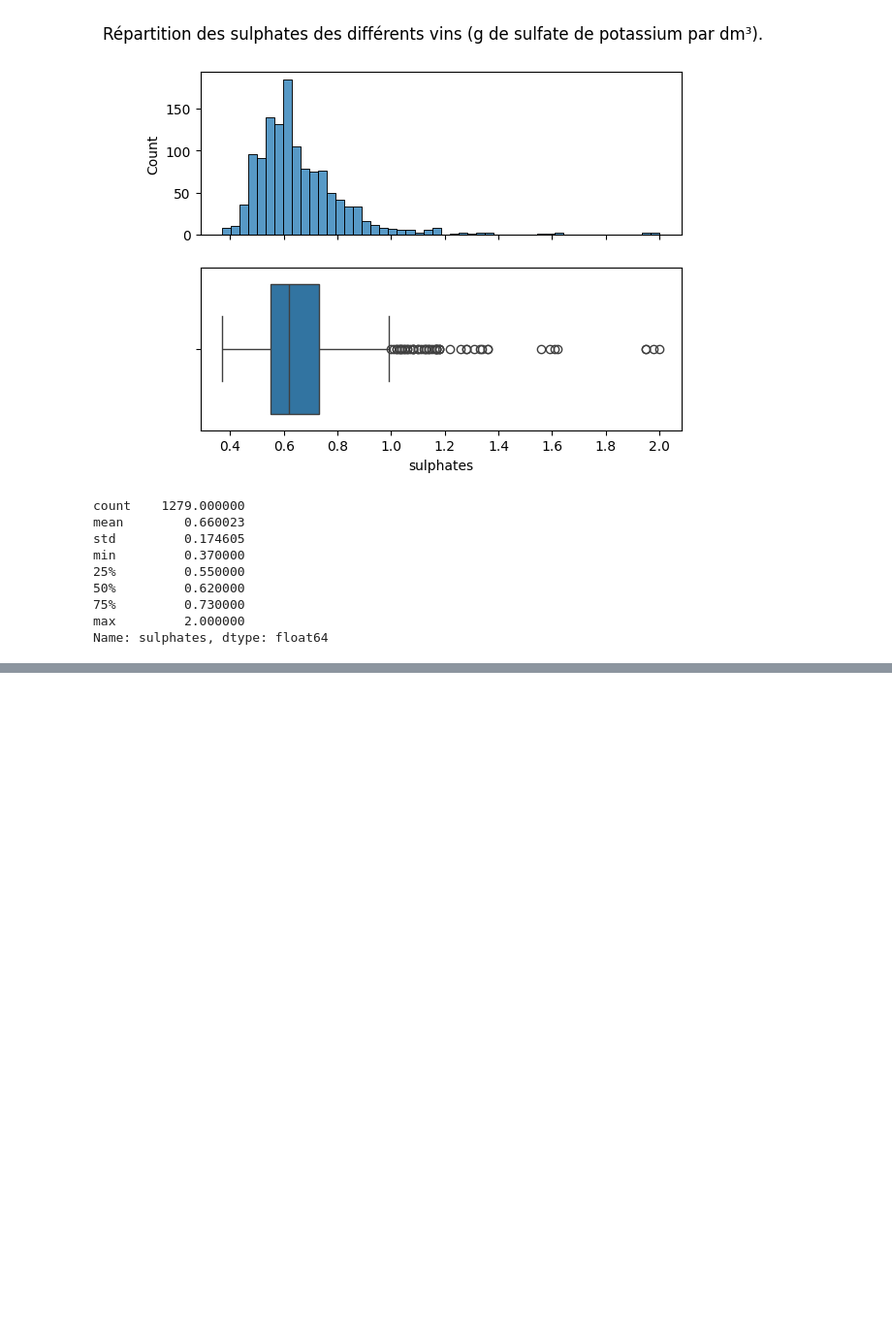
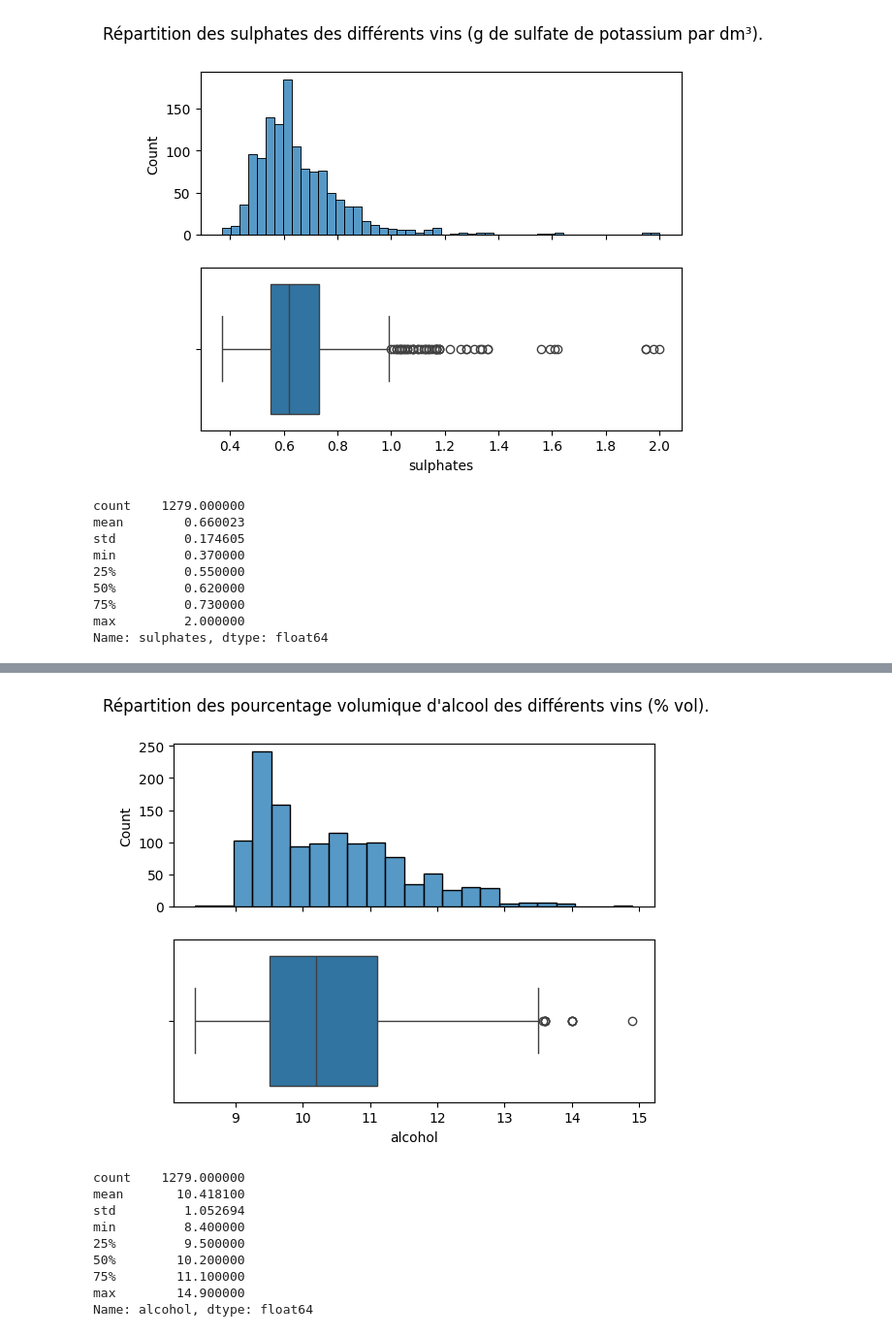
Before and after one commit to fmazur57u/WineQualityPrediction, a Jupyter notebook: winePrediction.ipynb, the cells around one changed output, grey strips where cells are left out. Shown: that part at 97% size. Drawn from its saved outputs; the diff is of its cells as text; code cells hidden in the pictures; blank space fills up the shorter version.

```diff
--- a/winePrediction.ipynb
+++ b/winePrediction.ipynb
@@ -731,0 +779,21 @@ Name: sulphates, dtype: float64
+# %%
+fig, ax = plt.subplots(2, 1, sharex=True)
+plt.suptitle(
+    "Répartition des pourcentage volumique d'alcool des différents vins (% vol)."
+)
+sns.histplot(data=train_set_binarisé, x="alcohol", ax=ax[0])
+sns.boxplot(data=train_set_binarisé, x="alcohol", ax=ax[1])
+plt.show()
+
+train_set_binarisé["alcohol"].describe()
+# %% [output]
+[figure, added]
+count    1279.000000
+mean       10.418100
+std         1.052694
+min         8.400000
+25%         9.500000
+50%        10.200000
+75%        11.100000
+max        14.900000
+Name: alcohol, dtype: float64
```
Also changed, not shown: parts of 11 cells of this notebook.
